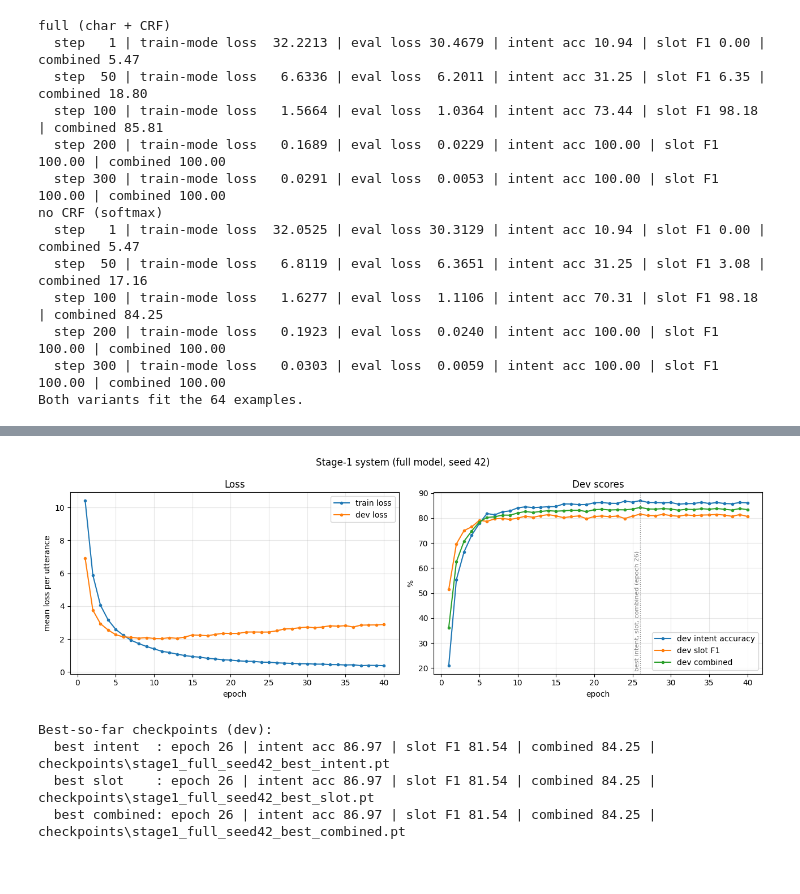
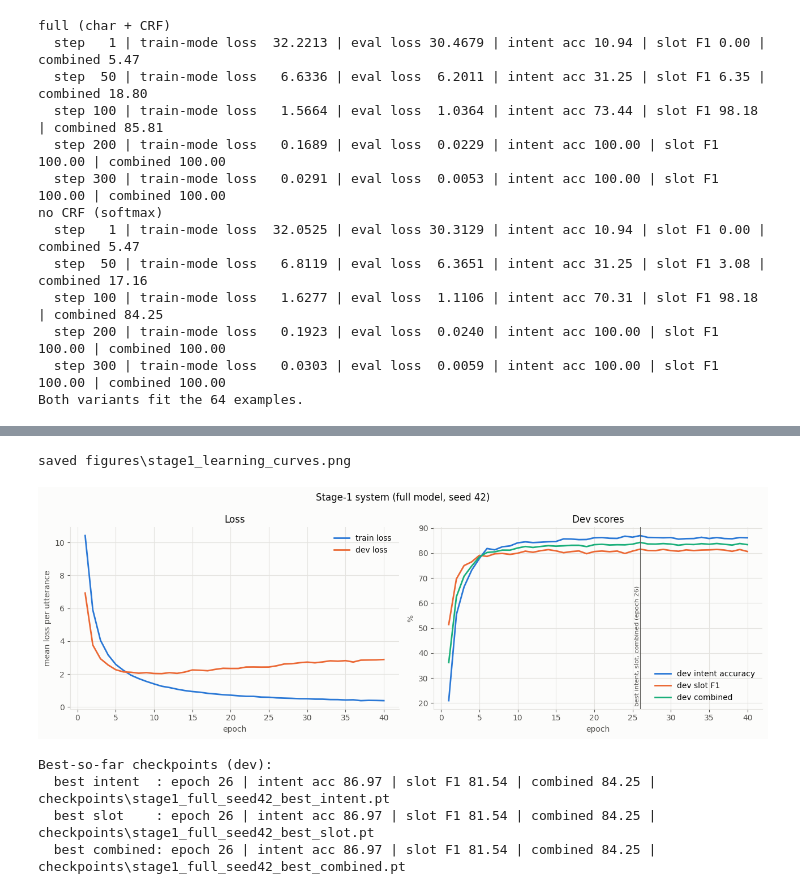
Before and after one commit to masamune-prog/SC4002, a Jupyter notebook: main.ipynb, the cells around one changed output, grey strips where cells are left out. Drawn from its saved outputs; the diff is of its cells as text; code cells hidden in the pictures.

```diff
--- a/main.ipynb
+++ b/main.ipynb
@@ -1002,31 +1062,9 @@ display(stage1_history.drop(columns="elapsed_s").style.format({
-# %%
-import matplotlib.pyplot as plt
-
-def plot_learning_curves(history, best, title):
-    fig, (ax_loss, ax_score) = plt.subplots(1, 2, figsize=(13, 4.5))
-    ax_loss.plot(history.index, history["train_loss"], marker=".", label="train loss")
-    ax_loss.plot(history.index, history["dev_loss"], marker=".", label="dev loss")
-    ax_loss.set_xlabel("epoch"); ax_loss.set_ylabel("mean loss per utterance"); ax_loss.set_title("Loss")
-    ax_loss.legend(); ax_loss.grid(alpha=0.3)
-    for col, label in [("dev_intent_acc", "dev intent accuracy"), ("dev_slot_f1", "dev slot F1"),
-                       ("dev_combined", "dev combined")]:
-        ax_score.plot(history.index, history[col], marker=".", label=label)
-    rules_by_epoch = {}
-    for rule, info in best.items():
-        rules_by_epoch.setdefault(info["epoch"], []).append(rule)
-    for epoch, rules in rules_by_epoch.items():
-        ax_score.axvline(epoch, color="grey", linestyle=":", linewidth=1)
-        ax_score.annotate(f"best {', '.join(rules)} (epoch {epoch})", (epoch, ax_score.get_ylim()[0] + 1),
-                          rotation=90, fontsize=8, color="grey", va="bottom", ha="right")
-    ax_score.set_xlabel("epoch"); ax_score.set_ylabel("%"); ax_score.set_title("Dev scores")
-    ax_score.legend(loc="lower right"); ax_score.grid(alpha=0.3)
-    fig.suptitle(title)
-    fig.tight_layout()
-    plt.show()
-
-plot_learning_curves(stage1_history, stage1_best, "Stage-1 system (full model, seed 42)")
-# %% [output]
-[figure, removed]
+# %%
+plot_learning_curves(stage1_history, stage1_best, "Stage-1 system (full model, seed 42)",
+                     "stage1_learning_curves.png")
+# %% [output]
+saved figures\stage1_learning_curves.png
+[figure, added]
 # %%
 print("Best-so-far checkpoints (dev):")
 summary = []
```
Also changed, not shown: parts of 11 cells of this notebook, 4 other files.
